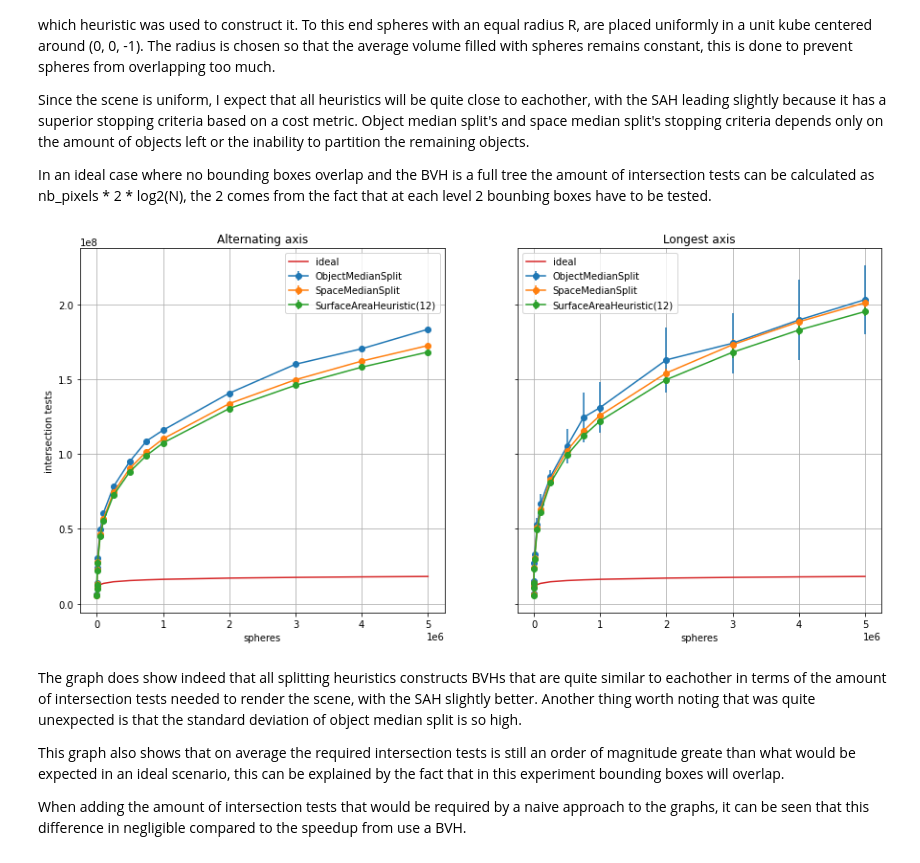
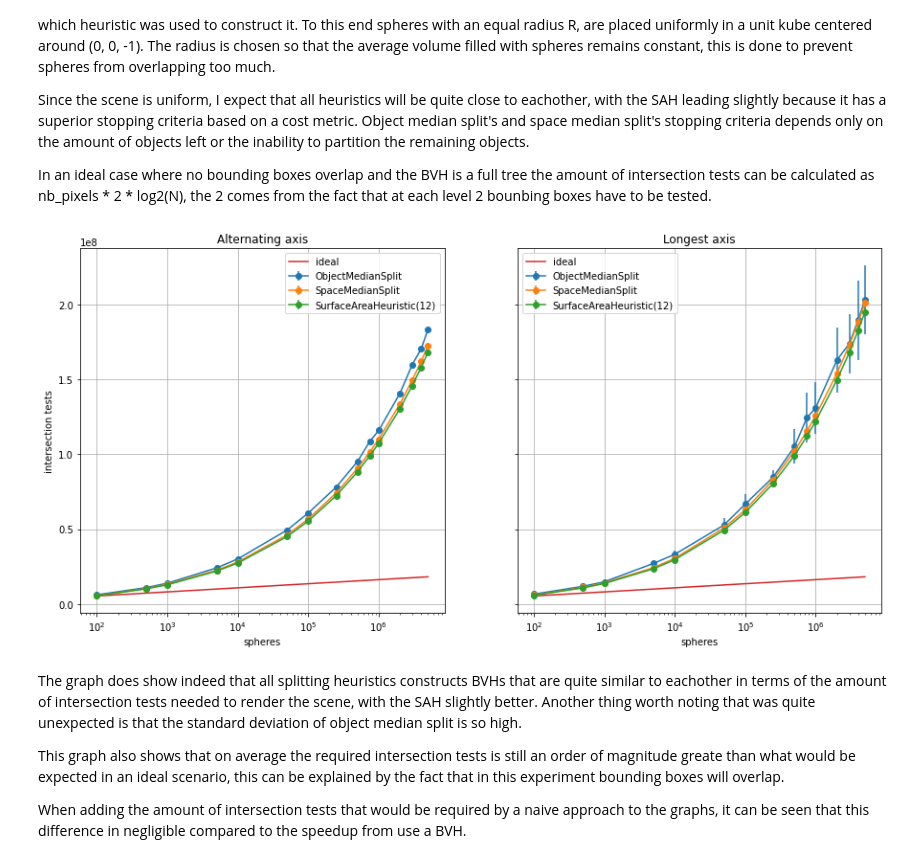
Before and after one commit to BoKleynen/ray-tracer, a Jupyter notebook: experiments/Analysis.ipynb, the cells around one changed output. Saved outputs shown, nothing was run; the diff lists cells and outputs as text; code cells hidden in the pictures.

Commit message:
Feature/time analysis (#34)
* Add results

* Add results

* Add results

* Remove old results

* Add results

* Refactor BVH construction

```diff
--- a/experiments/Analysis.ipynb
+++ b/experiments/Analysis.ipynb
@@ -17,36 +19,36 @@ with open("results/splitting_heuristics_equal_spheres_uniform_position.json") as
     data = json.load(f)
 
     nb_spheres = np.array(data['nb_objects'])
 
     fig, axs = plt.subplots(1, 2, sharey=True, figsize=(15, 7))
 #     fig.suptitle("Uniformly distributed spheres with an equal radius")
 
 
     for (splitting_heuristic, intersection_tests) in sorted(data['results'].items()):
         results = [np.array(k) for k in intersection_tests]
         averages = np.array([np.average(res) for res in results])
         stds = np.array([np.std(res) for res in results])
 
         if "Alternate" in splitting_heuristic:
             axs[0].errorbar(nb_spheres, averages, yerr=stds, fmt='-o', label=splitting_heuristic.split(" ")[1])
         else:
             axs[1].errorbar(nb_spheres, averages, yerr=stds, fmt='-o', label=splitting_heuristic.split(" ")[1])
 
     axs[0].set(ylabel="intersection tests", title="Alternating axis")
     axs[1].set(title="Longest axis")
 
     for ax in axs:
         ideal = 640 * 640 * 2 * np.log2(nb_spheres)
         ax.plot(nb_spheres, ideal, label="ideal")
 
         ax.grid(True)
         ax.set_yscale("linear")
-        ax.set_xscale("linear")
+        ax.set_xscale("log")
         ax.set(xlabel="spheres")
         ax.legend()
-        plt.savefig("results/plots/splitting_heuristisc_equal_spheres_uniform_position.png")
+        plt.savefig("../report/plots/splitting_heuristisc_equal_spheres_uniform_position.png")
 # %% [output]
-[figure, old version]
+[figure, new version]
 # %% [markdown]
 The graph does show indeed that all splitting heuristics constructs BVHs that are quite similar to eachother in terms of the amount of intersection tests needed to render the scene, with the SAH slightly better. Another thing worth noting that was quite unexpected is that the standard deviation of object median split is so high.
 
```
Also changed, not shown: parts of 14 cells of this notebook, 17 other files.
